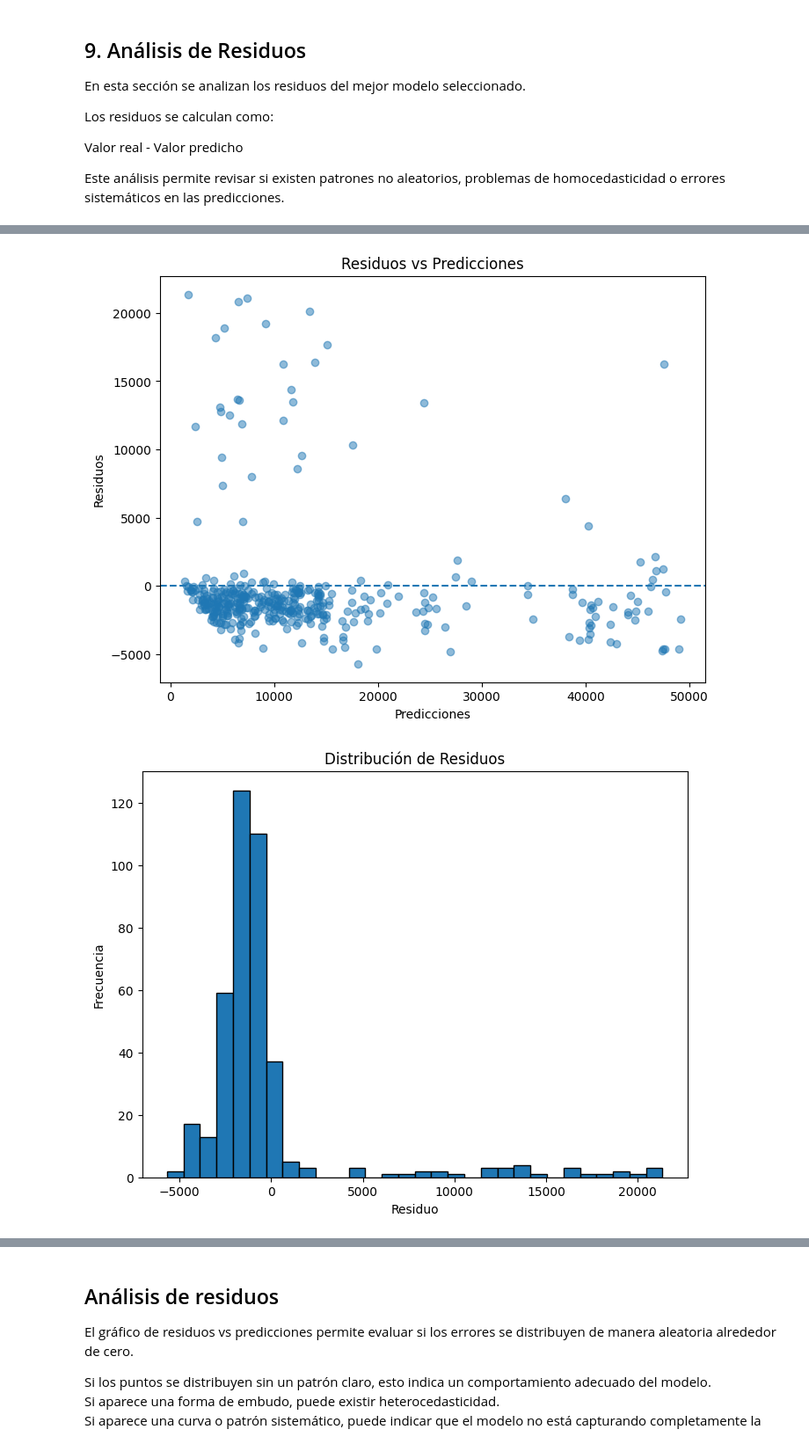
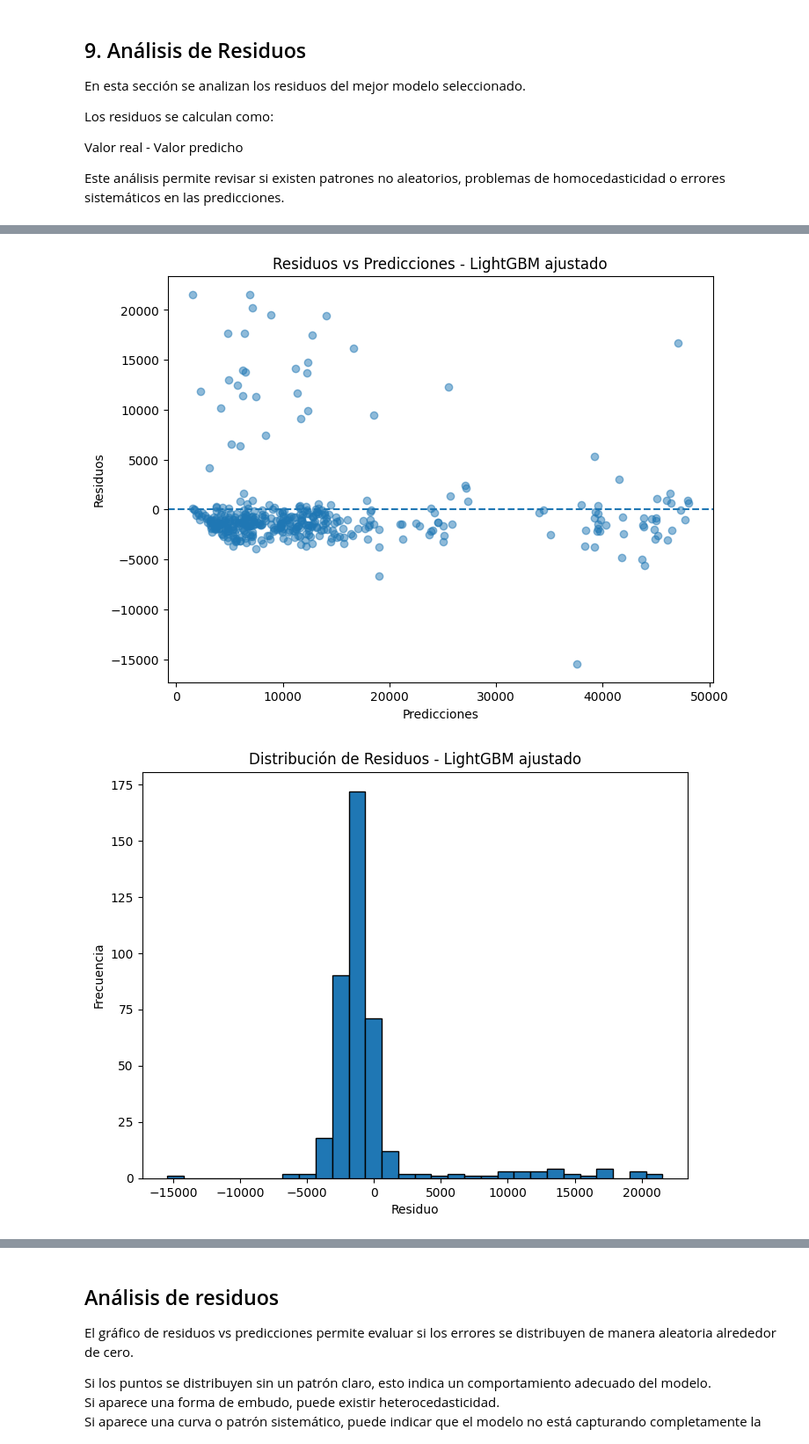
Before and after one commit to Joarroyave/ml-project_analitica_datos, a Jupyter notebook: notebooks/model_regresion.ipynb, the cells around one changed output, grey strips where cells are left out. Shown at 88% size. Cells and saved outputs as stored; diff of their text form; code cells hidden in the pictures.

Commit message:
Update regression lab with LightGBM model and preprocessing changes

```diff
--- a/notebooks/model_regresion.ipynb
+++ b/notebooks/model_regresion.ipynb
@@ -1309,38 +1335,38 @@ Mejores hiperparámetros Random Forest:
 Mejor RMSE Random Forest CV:
 4963.273212181384
 # %%
-# ======================================= #
-# 43. AJUSTE DE HIPERPARÁMETROS - XGBOOST #
-# ======================================= #
+# ========================================= #
+# 43. AJUSTE DE HIPERPARÁMETROS - LIGHTGBM  #
+# ========================================= #
 
-xgb_pipeline = Pipeline([
+lgbm_pipeline = Pipeline([
     ("preprocessor", preprocessor),
-    ("model", XGBRegressor(
+    ("model", LGBMRegressor(
         random_state=42,
-        objective="reg:squarederror",
-        verbosity=0
+        verbose=-1
     ))
 ])
 
-xgb_params = {
+lgbm_params = {
     "model__n_estimators": [100, 200],
-    "model__max_depth": [3, 5, 7],
-    "model__learning_rate": [0.01, 0.1, 0.2]
+    "model__learning_rate": [0.01, 0.05, 0.1],
+    "model__max_depth": [-1, 5, 10],
+    "model__num_leaves": [15, 31, 63]
 }
 
-xgb_grid = GridSearchCV(
-    estimator=xgb_pipeline,
-    param_grid=xgb_params,
+lgbm_grid = GridSearchCV(
+    estimator=lgbm_pipeline,
+    param_grid=lgbm_params,
     cv=kfold,
     scoring="neg_root_mean_squared_error",
     n_jobs=-1
 )
 
-xgb_grid.fit(X_train, y_train)
+lgbm_grid.fit(X_train, y_train)
 
-print("Mejores hiperparámetros XGBoost:")
-print(xgb_grid.best_params_)
+print("Mejores hiperparámetros LightGBM:")
+print(lgbm_grid.best_params_)
 
-print("\nMejor RMSE XGBoost CV:")
-print(-xgb_grid.best_score_)
+print("\nMejor RMSE LightGBM CV:")
+print(-lgbm_grid.best_score_)
 # %% [output]
@@ -1357,7 +1383,7 @@ Mejor RMSE XGBoost CV:
 modelos_ajustados = {
     "Ridge ajustado": ridge_grid.best_estimator_,
     "Random Forest ajustado": rf_grid.best_estimator_,
-    "XGBoost ajustado": xgb_grid.best_estimator_
+    "LightGBM ajustado": lgbm_grid.best_estimator_
 }
 
 resultados_cv_ajustados = []
@@ -1726,26 +1750,26 @@ plt.axhline(y=0, linestyle="--")
 
 plt.xlabel("Predicciones")
 plt.ylabel("Residuos")
-plt.title("Residuos vs Predicciones")
+plt.title(f"Residuos vs Predicciones - {best_model_name}")
 
 plt.show()
 # %% [output]
-[figure, old version]
+[figure, new version]
 # %%
 # ===================================== #
 # 56. DISTRIBUCIÓN DE RESIDUOS           #
 # ===================================== #
 
 plt.figure(figsize=(8, 6))
 plt.hist(residuos, bins=30, edgecolor="black")
 
-plt.title("Distribución de Residuos")
+plt.title(f"Distribución de Residuos - {best_model_name}")
 plt.xlabel("Residuo")
 plt.ylabel("Frecuencia")
 
 plt.show()
 # %% [output]
-[figure, old version]
+[figure, new version]
 # %%
 # ===================================== #
 # 57. GRÁFICO Q-Q DE RESIDUOS            #
```
Also changed, not shown: parts of 30 cells of this notebook, 5 other files.
